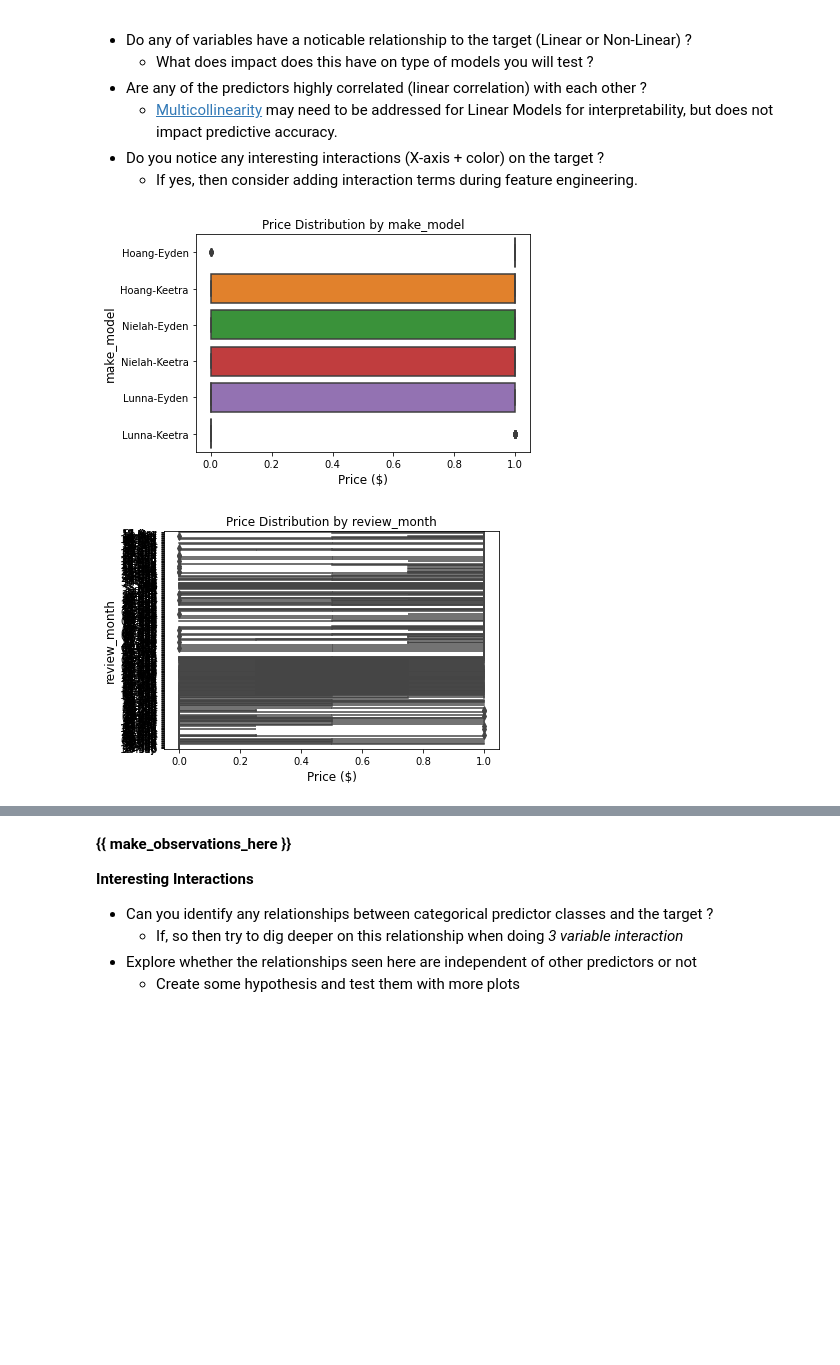
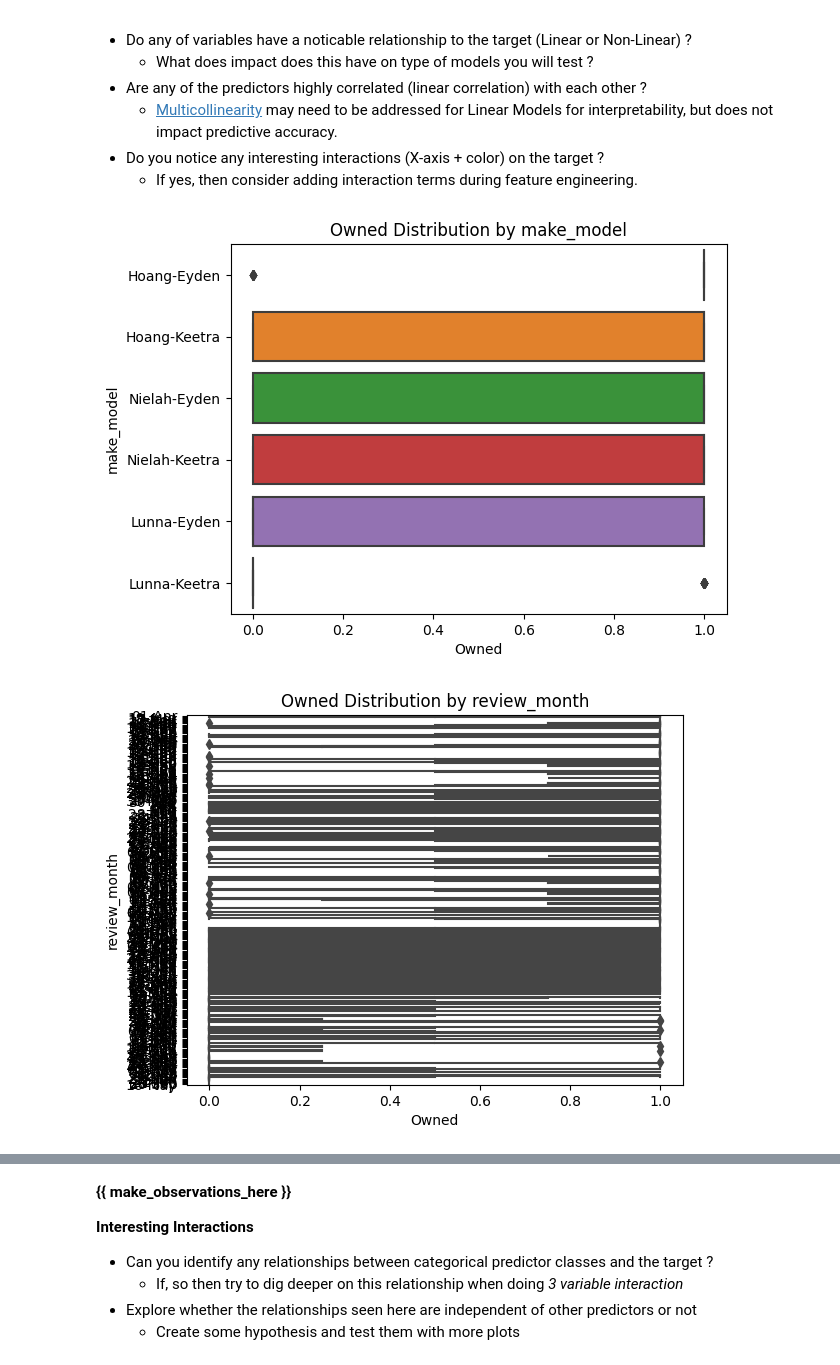
Before and after one commit to nathanjones4323/machine-learning-notebook-template, a Jupyter notebook: templates/classification.ipynb, the cells around one changed output, grey strips where cells are left out. Drawn from its saved outputs; the diff is of its cells as text; code cells hidden in the pictures; blank space fills up the shorter version.

```diff
--- a/templates/classification.ipynb
+++ b/templates/classification.ipynb
@@ -83,7 +68,7 @@ import phik
 # data = pd.read_sql(query, con=conn)
 # Read in Data from CSV
 # data = pd.read_csv("path_to_csv.csv")
-data = pd.read_csv("/Users/nathanjones/Python-Scripts/VSCode/datacamp/certification/datacamp_ds_associate_cert_electric_moped_reviews_data.csv")
+data = pd.read_csv("../data/mopeds.csv")
 
 # Preview Dataframe
 data.head()
@@ -169 +230,9 @@ dtype: int64
+# %%
+from sklearn.model_selection import train_test_split
+
+# 🚨 Replace with target column name 🚨
+target = "owned"
+
+# Split data into train and test sets
+train_data, test_data = train_test_split(data, test_size=0.2, random_state=42)
 # %% [markdown]
@@ -241,20 +294,2 @@ To examine outliers run: data[((data[col_name] < (q1 - 1.5 * iqr)) | (data[col_n
 
 ---
-# %%
-# Distributions - Histogram, KDE, ECDF
-# Categorical - Count plots, boxplots, violinplot
-### Mixutre of single variable plots, 2+ variable plots for Distributions and Categorical
-# Relational - Pair plots / scatter plots, line plots, boxplots. Try 2 variable combinations, and add a hue for 3rd variable to see interaction relationship
-
-# Set axis label sizes to slightly larger than default
-plt.rcParams["axes.labelsize"] = 12
-
-# Single Variable
-
-# Distributions
-for col_name in data.select_dtypes(include="number").columns:
-    sns.histplot(data=data, x=col_name)
-    plt.title(f"Distribution of {col_name}")
-    plt.xticks(rotation=45)
-    plt.ylabel("# of Observations")
-    plt.show()
@@ -345,14 +329,14 @@ f.set_tight_layout(True)
 # Relational
 
 # No hue
-g = sns.PairGrid(data, corner=True)
+g = sns.PairGrid(train_data, corner=True)
 g.map_diag(sns.histplot)
 g.map_offdiag(sns.scatterplot)
 plt.show()
 
 # With hue for each categorical variable
-for col_name in data.select_dtypes(exclude="number").columns:
-    g = sns.PairGrid(data, corner=True, hue=col_name)
+for col_name in train_data.select_dtypes(exclude="number").columns:
+    g = sns.PairGrid(train_data, corner=True, hue=col_name)
     g.map_diag(sns.histplot)
     g.map_offdiag(sns.scatterplot)
     g.add_legend()
@@ -377,22 +363,20 @@ for col_name in data.select_dtypes(exclude="number").columns:
 # %%
 # Multiple Variables
 
-# 🚨 Replace with target column name 🚨
-target = "owned"
-data["owned"] = data["owned"].astype(int)
+data[target] = data[target].astype(int)
 for col_name in data.select_dtypes(exclude="number").columns:
     # Medians in descending order
     desc_order = data.groupby(by=[col_name])[target].median().sort_values(ascending=False).index
     g = sns.boxplot(data=data, y=col_name, x=target, order=desc_order)
-    g.set(xlabel="Price ($)", ylabel=col_name)
-    g.set_title(f"Price Distribution by {col_name}")
+    g.set(xlabel="Owned", ylabel=col_name)
+    g.set_title(f"Owned Distribution by {col_name}")
     plt.show()
 
 # Target vs Category for each Category
 # g = sns.boxplot(data=data, y="fuelType", x=target)
 # g.set(xlabel="Price ($)", ylabel="Fuel Type")
 # g.set_title("Price Distribution by Fuel Type")
 # plt.show()
 # %% [output]
-[figure, old version]
+[figure, new version]
-[figure, old version]
+[figure, new version]
```
Also changed, not shown: parts of 75 cells of this notebook, 6 other files.
